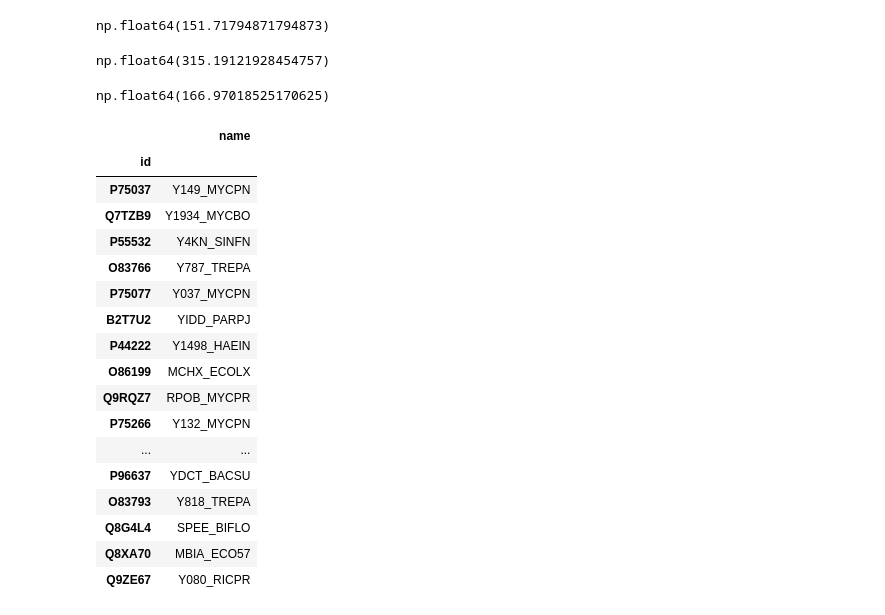
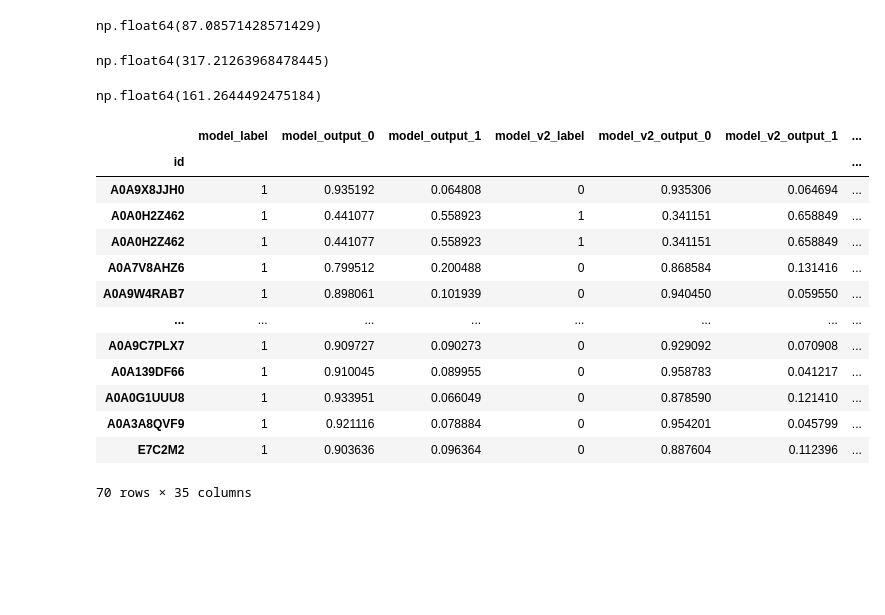
Before and after one commit to pipparichter/frugal, a Jupyter notebook: notebooks/results.ipynb, the cells around one changed output. Drawn from its saved outputs; the diff is of its cells as text; code cells hidden in the pictures; blank space fills up the shorter version.

```diff
--- a/notebooks/results.ipynb
+++ b/notebooks/results.ipynb
@@ -131,0 +135,6 @@ figure_2(test_results_df, threshold=0.95)
+# %%
+threshold = 0.95
+results_df['model_label'] = np.where(results_df.model_output_0 > threshold, 0, 1)
+
+fp_results_df = results_df[(results_df.model_label == 1) & (results_df.label == 0)].copy()
+fn_results_df = results_df[(results_df.model_label == 0) & (results_df.label == 1)].copy()
@@ -132,23 +163,17 @@ figure_2(test_results_df, threshold=0.95)
 # %%
 # What are the proteins it struggles on?
 
-def figure(results_df:pd.DataFrame, threshold:float=0.95):
+# def figure(results_df:pd.DataFrame, threshold:float=0.95):
 
-    results_df = results_df.copy()
-    results_df['model_label'] = np.where(results_df.model_output_0 > threshold, 0, 1)
+#     results_df = results_df.copy()
 
-    fp_results_df = results_df[(results_df.model_label == 1) & (results_df.label == 0)].copy()
-    fn_results_df = results_df[(results_df.model_label == 0) & (results_df.label == 1)].copy()
+#     fig, ax = plt.subplots()
 
-    fig, ax = plt.subplots()
+#     # sns.kdeplot(ax=ax, data=results_df[results_df.model_label == 1].seq.apply(len))
+#     # sns.kdeplot(ax=ax, data=results_df[results_df.model_label == 0].seq.apply(len))
+#     # sns.kdeplot(ax=ax, data=fp_results_df.seq.apply(len))
+#     # sns.kdeplot(ax=ax, data=fn_results_df.seq.apply(len))
 
-    # sns.kdeplot(ax=ax, data=results_df[results_df.model_label == 1].seq.apply(len))
-    # sns.kdeplot(ax=ax, data=results_df[results_df.model_label == 0].seq.apply(len))
-    # sns.kdeplot(ax=ax, data=fp_results_df.seq.apply(len))
-    # sns.kdeplot(ax=ax, data=fn_results_df.seq.apply(len))
+#     plt.show()
 
-    plt.show()
-
-    return fp_results_df, fn_results_df
-
-fp_results_df, fn_results_df = figure(test_results_df)
+#     return fp_results_df, fn_results_df
@@ -158,33 +181,29 @@ fp_results_df, fn_results_df = figure(test_results_df)
 fn_results_df.seq.apply(len).mean()
 fp_results_df.seq.apply(len).mean()
 # %% [output]
-np.float64(151.71794871794873)
+np.float64(87.08571428571429)
 # %%
 results_df.seq.apply(len).mean()
 # %% [output]
-np.float64(315.19121928454757)
+np.float64(317.21263968478445)
 # %%
 results_df[results_df.label == 0].seq.apply(len).mean()
 # %% [output]
-np.float64(166.97018525170625)
+np.float64(161.2644492475184)
-# %%
-fn_results_df[['name']]
-# %% [output]
-|  | name |
-| id |  |
-| P75037 | Y149_MYCPN |
-| Q7TZB9 | Y1934_MYCBO |
-| P55532 | Y4KN_SINFN |
-| O83766 | Y787_TREPA |
-| P75077 | Y037_MYCPN |
-| B2T7U2 | YIDD_PARPJ |
-| P44222 | Y1498_HAEIN |
-| O86199 | MCHX_ECOLX |
-| Q9RQZ7 | RPOB_MYCPR |
-| P75266 | Y132_MYCPN |
-| ... | ... |
-| P96637 | YDCT_BACSU |
-| O83793 | Y818_TREPA |
-| Q8G4L4 | SPEE_BIFLO |
-| Q8XA70 | MBIA_ECO57 |
-| Q9ZE67 | Y080_RICPR |
+# %%
+fp_results_df
+# %% [output]
+|  | model_label | model_output_0 | model_output_1 | model_v2_label | model_v2_output_0 | model_v2_output_1 | ... |
+| id |  |  |  |  |  |  | ... |
+| A0A9X8JJH0 | 1 | 0.935192 | 0.064808 | 0 | 0.935306 | 0.064694 | ... |
+| A0A0H2Z462 | 1 | 0.441077 | 0.558923 | 1 | 0.341151 | 0.658849 | ... |
+| A0A0H2Z462 | 1 | 0.441077 | 0.558923 | 1 | 0.341151 | 0.658849 | ... |
+| A0A7V8AHZ6 | 1 | 0.799512 | 0.200488 | 0 | 0.868584 | 0.131416 | ... |
+| A0A9W4RAB7 | 1 | 0.898061 | 0.101939 | 0 | 0.940450 | 0.059550 | ... |
+| ... | ... | ... | ... | ... | ... | ... | ... |
+| A0A9C7PLX7 | 1 | 0.909727 | 0.090273 | 0 | 0.929092 | 0.070908 | ... |
+| A0A139DF66 | 1 | 0.910045 | 0.089955 | 0 | 0.958783 | 0.041217 | ... |
+| A0A0G1UUU8 | 1 | 0.933951 | 0.066049 | 0 | 0.878590 | 0.121410 | ... |
+| A0A3A8QVF9 | 1 | 0.921116 | 0.078884 | 0 | 0.954201 | 0.045799 | ... |
+| E7C2M2 | 1 | 0.903636 | 0.096364 | 0 | 0.887604 | 0.112396 | ... |
+70 rows × 35 columns
```
Also changed, not shown: parts of 7 cells of this notebook, 5 other files.
